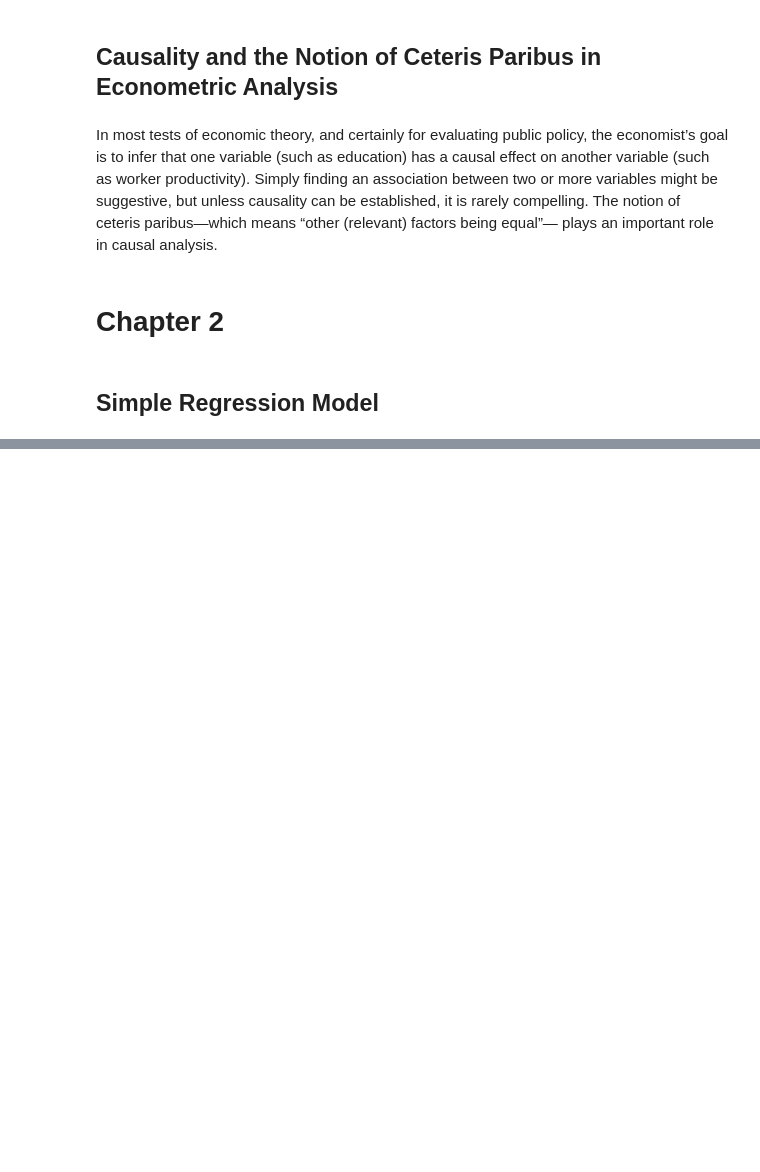
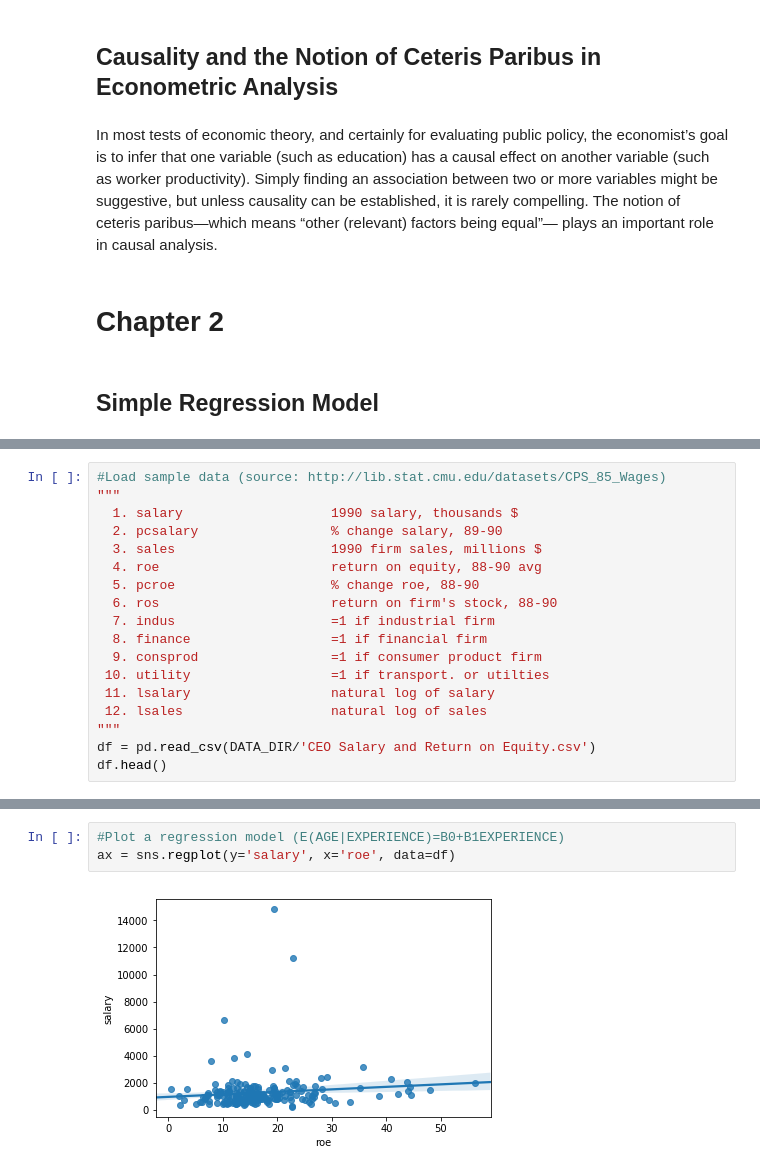
Before and after one commit to saeidadli/ECON221, a Jupyter notebook: ipynb/examples.ipynb, the cells around one changed output, grey strips where cells are left out. Cells and saved outputs as stored; diff of their text form; blank space fills up the shorter version.

```diff
--- a/ipynb/examples.ipynb
+++ b/ipynb/examples.ipynb
@@ -101,0 +89,18 @@ OLS Regression Results
+# %%
+#Load sample data (source: http://lib.stat.cmu.edu/datasets/CPS_85_Wages)
+"""
+  1. salary                   1990 salary, thousands $
+  2. pcsalary                 % change salary, 89-90
+  3. sales                    1990 firm sales, millions $
+  4. roe                      return on equity, 88-90 avg
+  5. pcroe                    % change roe, 88-90
+  6. ros                      return on firm's stock, 88-90
+  7. indus                    =1 if industrial firm
+  8. finance                  =1 if financial firm
+  9. consprod                 =1 if consumer product firm
+ 10. utility                  =1 if transport. or utilties
+ 11. lsalary                  natural log of salary
+ 12. lsales                   natural log of sales
+"""
+df = pd.read_csv(DATA_DIR/'CEO Salary and Return on Equity.csv')
+df.head()
@@ -101,0 +138,5 @@ OLS Regression Results
+# %%
+#Plot a regression model (E(AGE|EXPERIENCE)=B0+B1EXPERIENCE)
+ax = sns.regplot(y='salary', x='roe', data=df)
+# %% [output]
+[figure, added]
```
Also changed, not shown: parts of 124 cells of this notebook, 4 other files.
